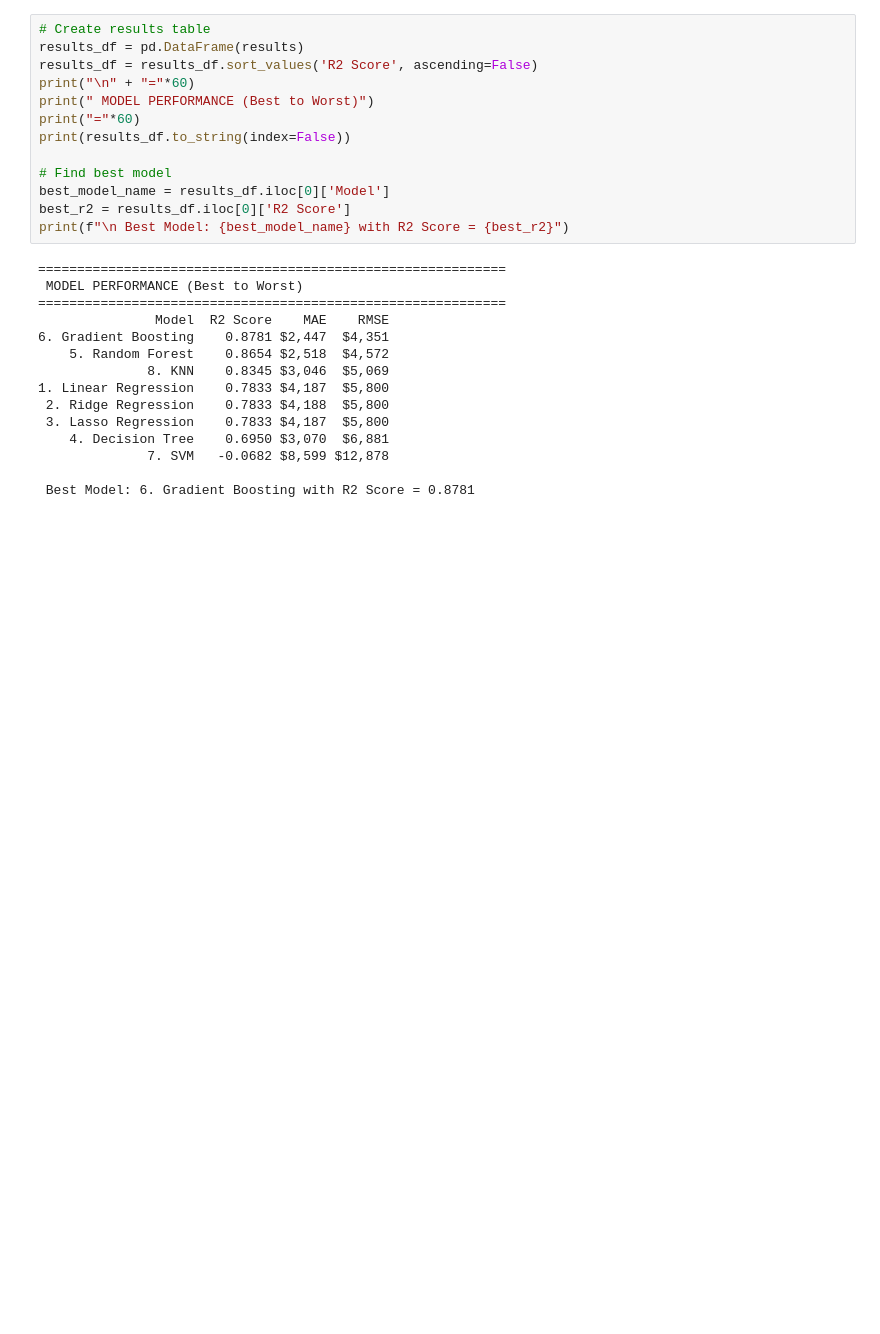
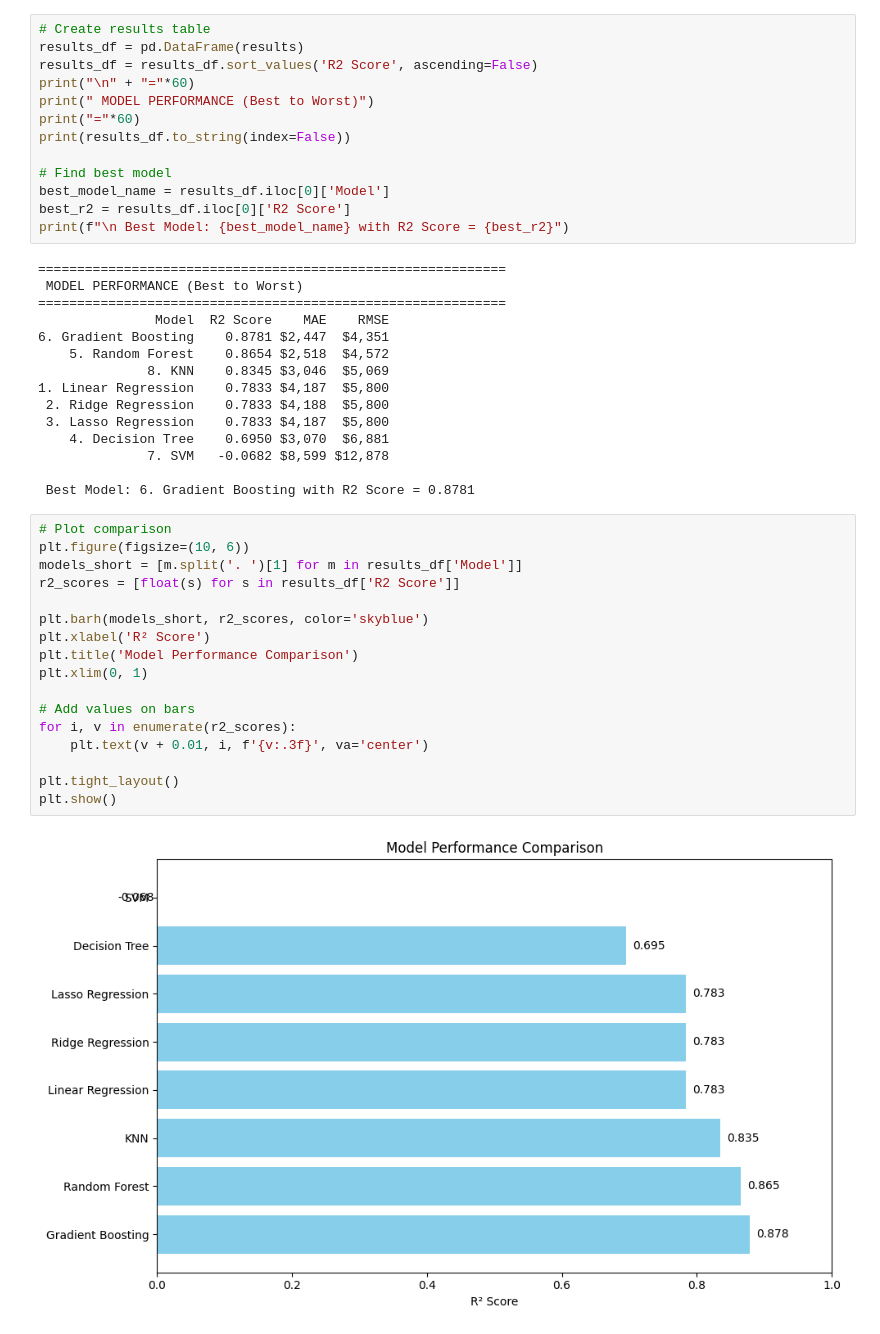
Before and after one commit to rakshitpeshne/ml_project, a Jupyter notebook: mlproject_model.ipynb, the cells around one changed output. Drawn from its saved outputs; the diff is of its cells as text; blank space fills up the shorter version.

```diff
--- a/mlproject_model.ipynb
+++ b/mlproject_model.ipynb
@@ -137,3 +137,22 @@ print(f"\n Best Model: {best_model_name} with R2 Score = {best_r2}")
               7. SVM   -0.0682 $8,599 $12,878
 
  Best Model: 6. Gradient Boosting with R2 Score = 0.8781
+# %%
+# Plot comparison
+plt.figure(figsize=(10, 6))
+models_short = [m.split('. ')[1] for m in results_df['Model']]
+r2_scores = [float(s) for s in results_df['R2 Score']]
+
+plt.barh(models_short, r2_scores, color='skyblue')
+plt.xlabel('R² Score')
+plt.title('Model Performance Comparison')
+plt.xlim(0, 1)
+
+# Add values on bars
+for i, v in enumerate(r2_scores):
+    plt.text(v + 0.01, i, f'{v:.3f}', va='center')
+
+plt.tight_layout()
+plt.show()
+# %% [output]
+[figure, added]
```
